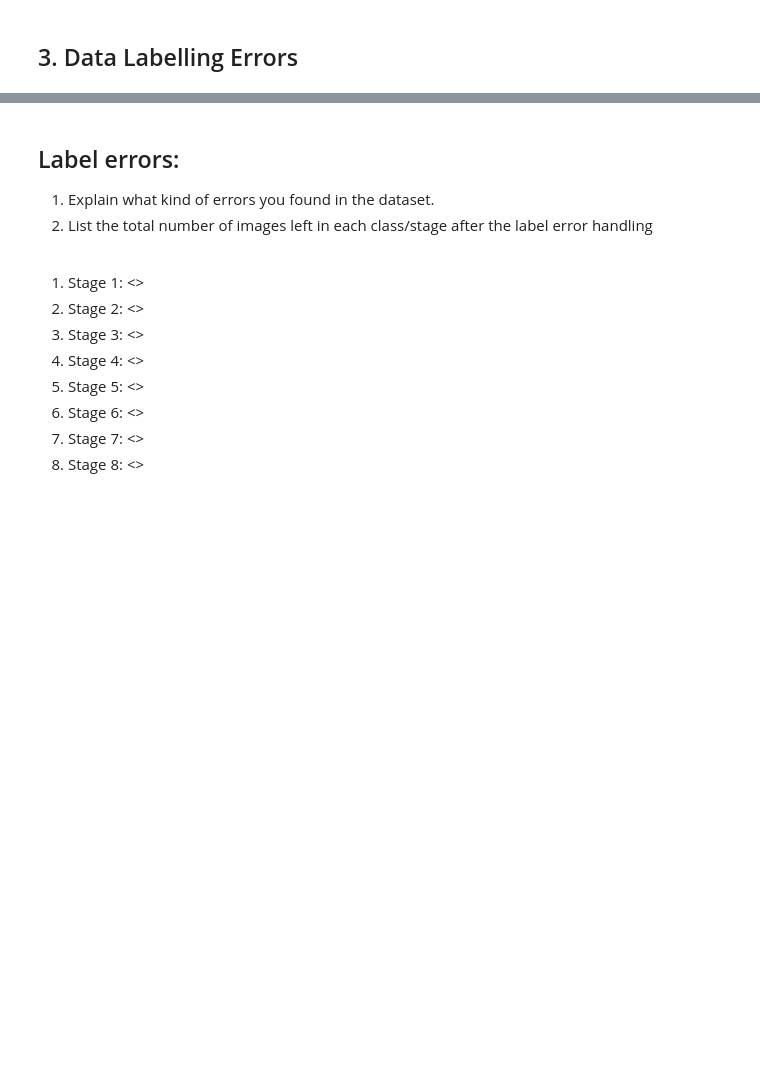
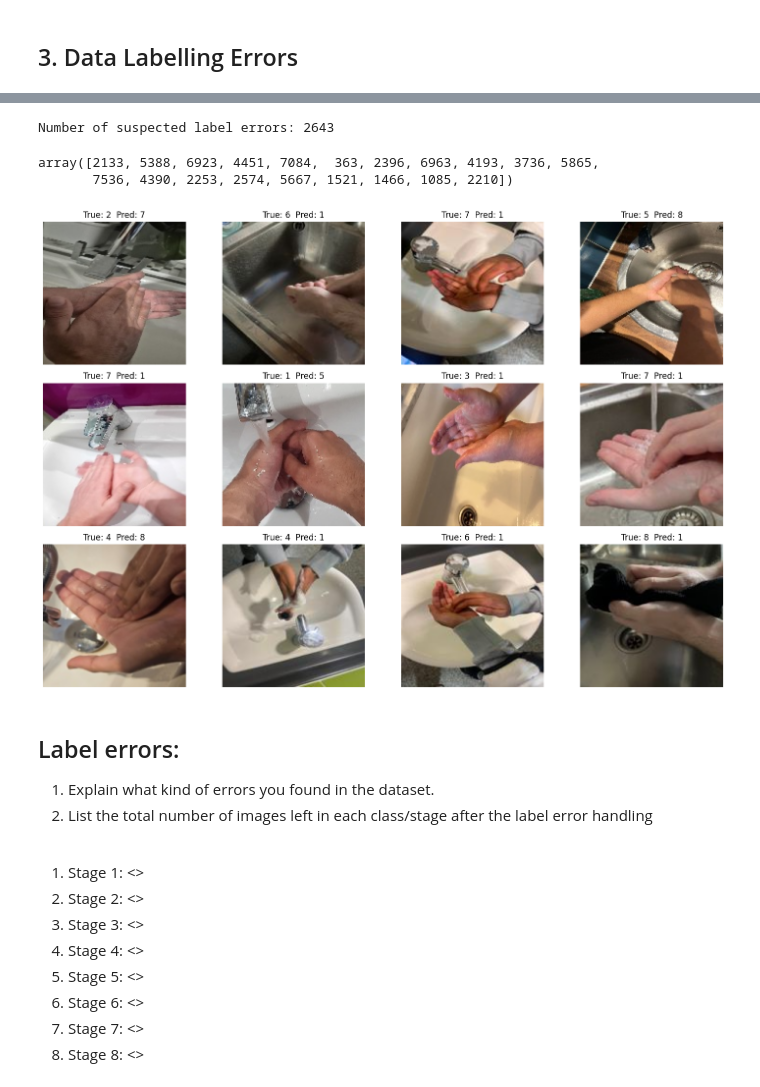
Before and after one commit to Rohil-Ali/Covid_Handwash_Model, a Jupyter notebook: covid_model.ipynb, the cells around one changed output, grey strips where cells are left out. Drawn from its saved outputs; the diff is of its cells as text; code cells hidden in the pictures; blank space fills up the shorter version.

Commit message:
- added the data labelling error - need to change the model and not use a pretrained one

```diff
--- a/covid_model.ipynb
+++ b/covid_model.ipynb
@@ -15,7 +21,6 @@ labels = []
 data = []
 
 allowed_extensions = ['.jpg', '.jpeg', '.png', '.bmp', '.tiff']
-
 img_size = (150, 150)
 
 for label in os.listdir(image_dir):
@@ -28,15 +33,19 @@ for label in os.listdir(image_dir):
             if any(image_file.lower().endswith(ext) for ext in allowed_extensions):
                 try:
                     image = tf.keras.preprocessing.image.load_img(image_path, color_mode='rgb', target_size=img_size)
-                    image = np.array(image)
-                    labels.append(int(label[-1]))
+                    image = np.array(image) / 255.0
+
+                    labels.append(int(label[-1]) -1)
                     data.append(image)
 
                 except Exception as e:
                     print(f"Error loading image {image_path}: {e}")
 
-print(f"Number of labels: {len(labels)}")
-print(f"Labels: {labels}")
-data = np.array(data)
-labels = np.array(labels)
+
+X_all = np.array(data)
+y_all = np.array(labels)
+
+
+print("Loaded images:", X_all.shape)
+print("Loaded labels:", y_all.shape)
 # %% [output]
@@ -49,3 +132,36 @@ Labels: [1, 1, 1, 1, 1, 1, 1, 1, 1, 1, 1, 1, 1, 1, 1, 1, 1, 1, 1, 1, 1, 1, 1, 1,
+# %%
+# Identify label issues using Cleanlab
+label_issues = find_label_issues(
+    labels=y_all,
+    pred_probs=pred_probs,
+    return_indices_ranked_by='self_confidence'
+)
+
+print("Number of suspected label errors:", len(label_issues))
+label_issues[:20]
+# %% [output]
+Number of suspected label errors: 2643
+array([2133, 5388, 6923, 4451, 7084,  363, 2396, 6963, 4193, 3736, 5865,
+       7536, 4390, 2253, 2574, 5667, 1521, 1466, 1085, 2210])
+# %%
+def show_issues(indices, n=12):
+    plt.figure(figsize=(15,10))
+    for i, idx in enumerate(indices[:n]):
+        plt.subplot(3,4,i+1)
+        plt.imshow(X_all[idx])
+        plt.axis('off')
+
+        true_lbl = y_all[idx] + 1
+        pred_lbl = np.argmax(pred_probs[idx]) + 1
+
+        plt.title(f"True: {true_lbl}  Pred: {pred_lbl}")
+
+    plt.tight_layout()
+    plt.show()
+
+show_issues(label_issues)
+# %% [output]
+[figure, added]
 # %% [markdown]
 ## Label errors:
 
```
Also changed, not shown: parts of 5 cells of this notebook.
